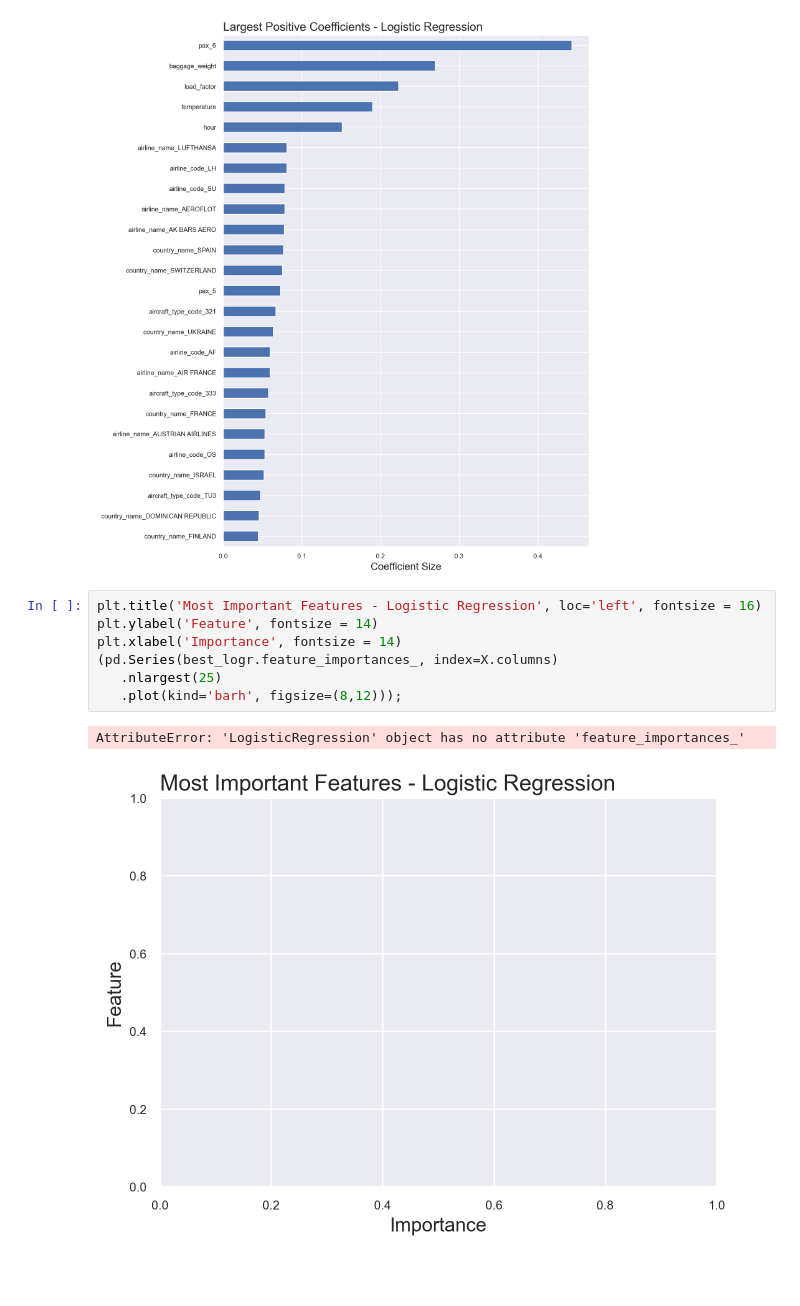
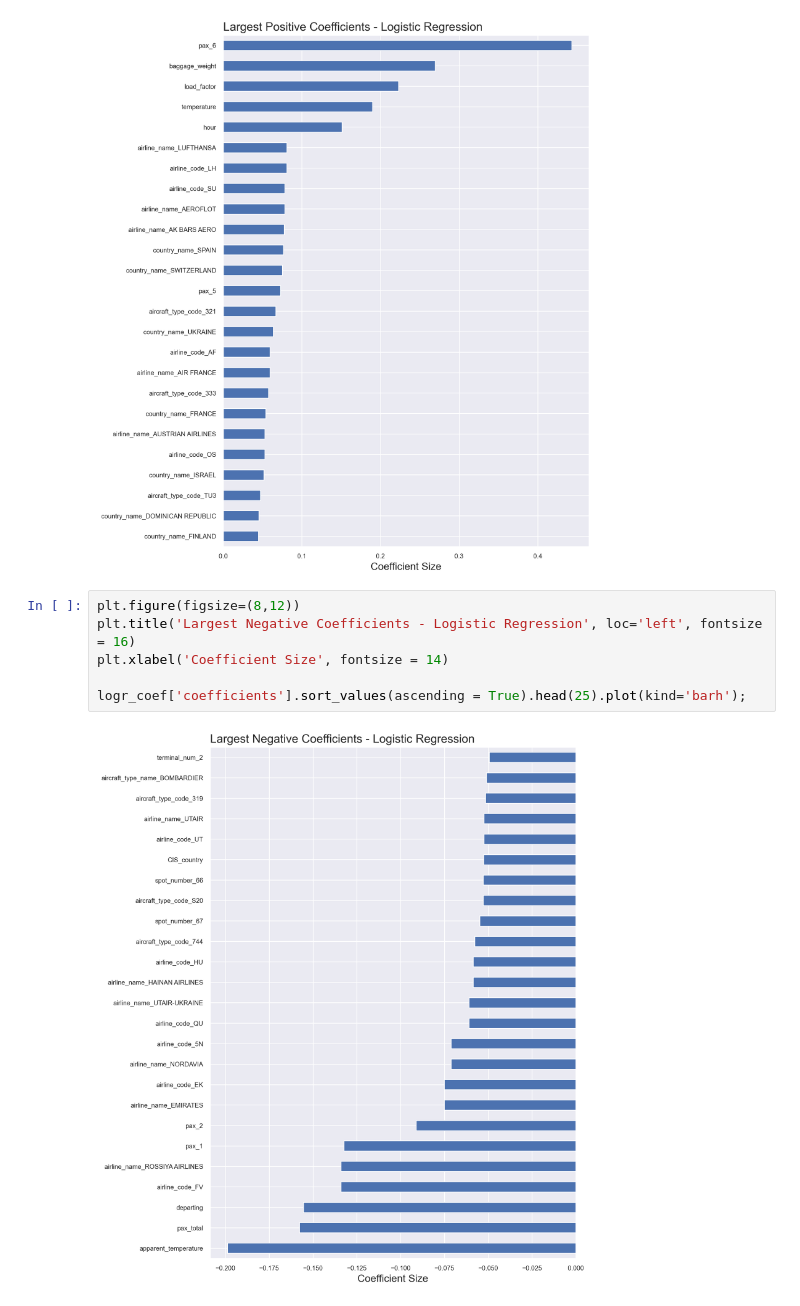
Before and after one commit to fedfioravanti/General_Assembly_Capstone, a Jupyter notebook: GA_Capstone_03_modelling.ipynb, the cells around one changed output. Saved outputs shown, nothing was run; the diff lists cells and outputs as text; blank space fills up the shorter version.

```diff
--- a/GA_Capstone_03_modelling.ipynb
+++ b/GA_Capstone_03_modelling.ipynb
@@ -600,13 +600,11 @@ plt.xlabel('Coefficient Size', fontsize = 14)
 logr_coef['coefficients'].sort_values(ascending = True).tail(25).plot(kind='barh');
 # %% [output]
 [figure]
-# %%
-plt.title('Most Important Features - Logistic Regression', loc='left', fontsize = 16)
-plt.ylabel('Feature', fontsize = 14)
-plt.xlabel('Importance', fontsize = 14)
-(pd.Series(best_logr.feature_importances_, index=X.columns)
-   .nlargest(25)
-   .plot(kind='barh', figsize=(8,12)));
-# %% [output]
-AttributeError: 'LogisticRegression' object has no attribute 'feature_importances_'
-[figure, removed]
+# %%
+plt.figure(figsize=(8,12))
+plt.title('Largest Negative Coefficients - Logistic Regression', loc='left', fontsize = 16)
+plt.xlabel('Coefficient Size', fontsize = 14)
+
+logr_coef['coefficients'].sort_values(ascending = True).head(25).plot(kind='barh');
+# %% [output]
+[figure, added]
```
Also changed, not shown: parts of 8 cells of this notebook.
